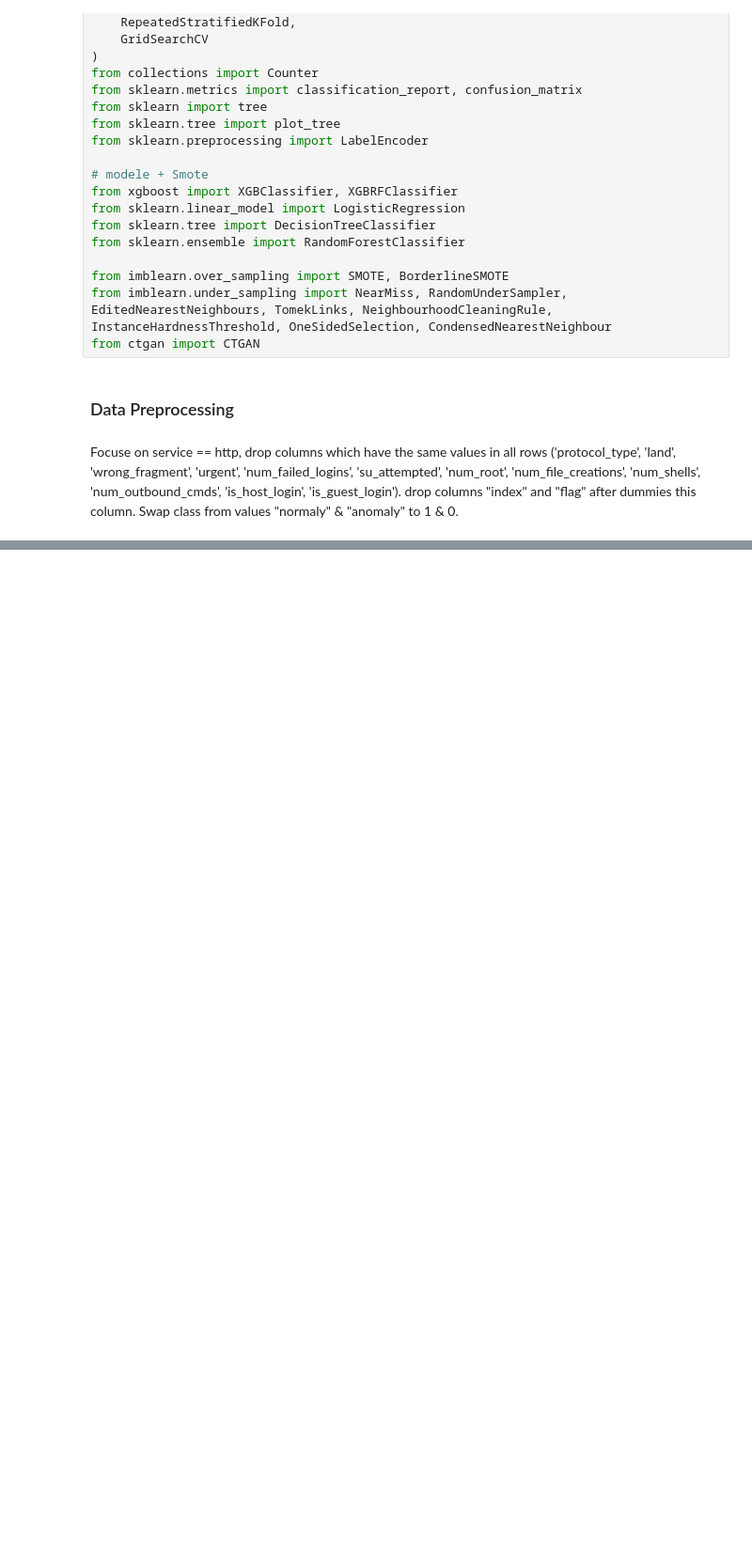
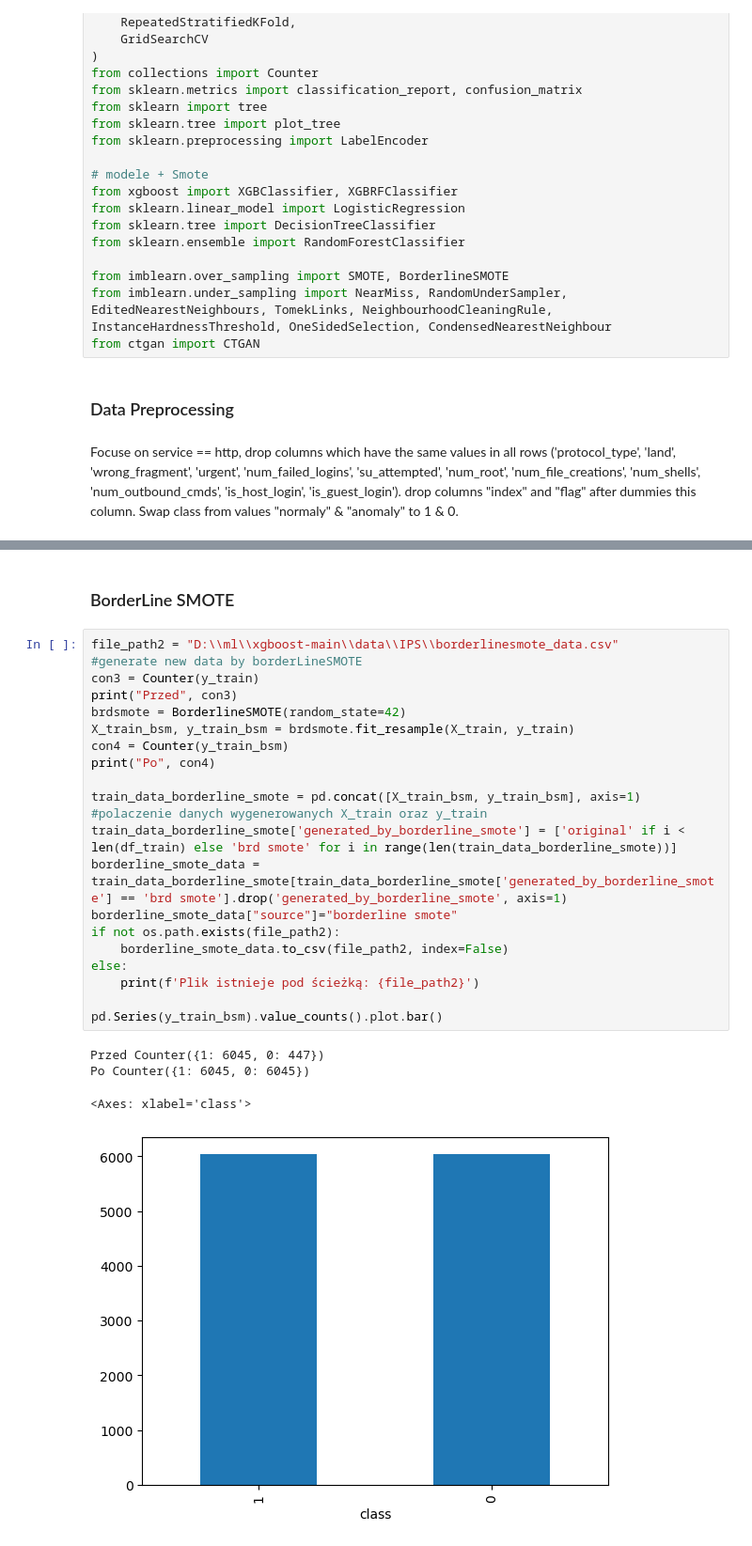
Before and after one commit to BeNNeTTcik/xgboost, a Jupyter notebook: notebooks/ips.ipynb, the cells around one changed output, grey strips where cells are left out. Shown at 94% size. Drawn from its saved outputs; the diff is of its cells as text; blank space fills up the shorter version.

```diff
--- a/notebooks/ips.ipynb
+++ b/notebooks/ips.ipynb
@@ -77,0 +121,27 @@ Name: count, dtype: int64
+# %% [markdown]
+### BorderLine SMOTE
+# %%
+file_path2 = "D:\\ml\\xgboost-main\\data\\IPS\\borderlinesmote_data.csv"
+#generate new data by borderLineSMOTE
+con3 = Counter(y_train)
+print("Przed", con3)
+brdsmote = BorderlineSMOTE(random_state=42)
+X_train_bsm, y_train_bsm = brdsmote.fit_resample(X_train, y_train)
+con4 = Counter(y_train_bsm)
+print("Po", con4)
+
+train_data_borderline_smote = pd.concat([X_train_bsm, y_train_bsm], axis=1)          #polaczenie danych wygenerowanych X_train oraz y_train
+train_data_borderline_smote['generated_by_borderline_smote'] = ['original' if i < len(df_train) else 'brd smote' for i in range(len(train_data_borderline_smote))]
+borderline_smote_data = train_data_borderline_smote[train_data_borderline_smote['generated_by_borderline_smote'] == 'brd smote'].drop('generated_by_borderline_smote', axis=1)
+borderline_smote_data["source"]="borderline smote"
+if not os.path.exists(file_path2):
+    borderline_smote_data.to_csv(file_path2, index=False)
+else:
+    print(f'Plik istnieje pod ścieżką: {file_path2}')
+
+pd.Series(y_train_bsm).value_counts().plot.bar()
+# %% [output]
+Przed Counter({1: 6045, 0: 447})
+Po Counter({1: 6045, 0: 6045})
+<Axes: xlabel='class'>
+[figure, added]
```
Also changed, not shown: parts of 12 cells of this notebook, 6 other files.
